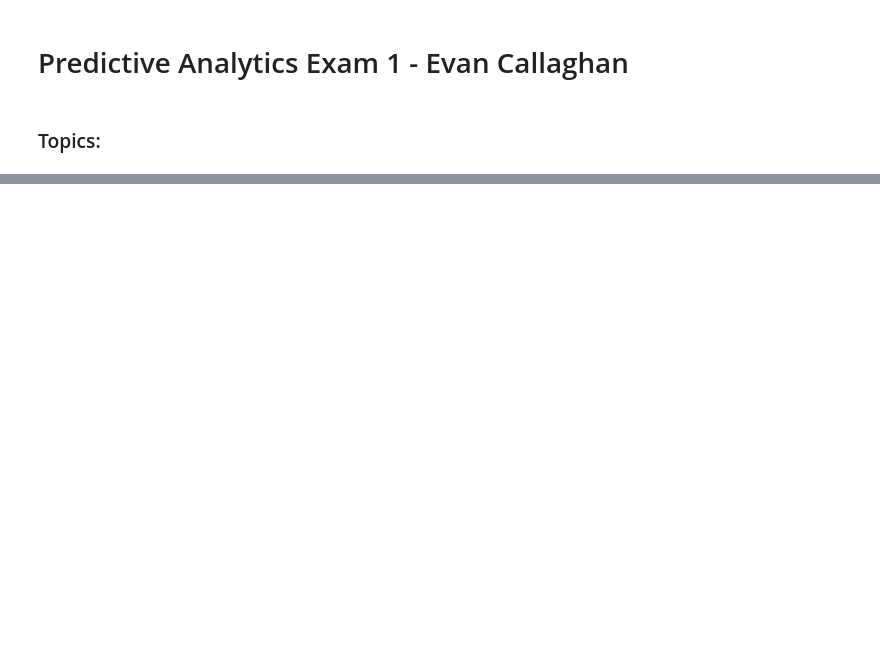
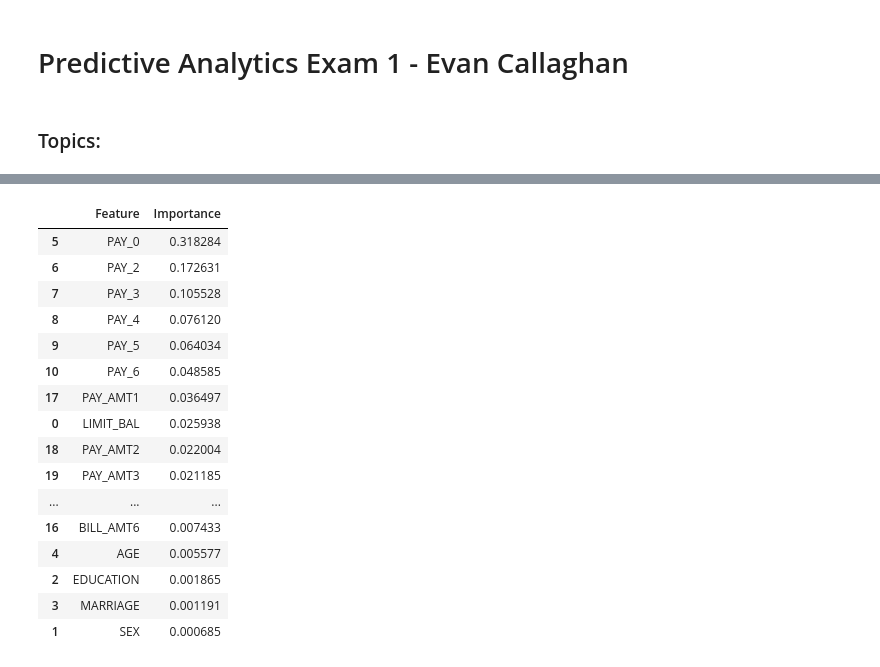
Before and after one commit to Evan-Callaghan/DATA-448-Predictive-Analytics, a Jupyter notebook: Exams/Exam 1.ipynb, the cells around one changed output, grey strips where cells are left out. Cells and saved outputs as stored; diff of their text form; code cells hidden in the pictures; blank space fills up the shorter version.

```diff
--- a/Exams/Exam 1.ipynb
+++ b/Exams/Exam 1.ipynb
@@ -78,0 +201,44 @@ Two benefits:
+# %%
+## Now, computing variables importance scores
+
+
+## Defining a list to store results
+results = []
+
+for i in range(0, 10):
+
+    ## Splitting the data
+    X_training, X_testing, Y_training, Y_testing = train_test_split(X, Y, test_size = 0.2, stratify = Y)
+
+    ## Building the model
+    rf_md = RandomForestClassifier(max_depth = 5, n_estimators = 500).fit(X_training, Y_training)
+
+    ## Extracting feature importance scores
+    results.append(rf_md.feature_importances_)
+
+## Changing results list to a dataframe
+results = pd.DataFrame(results, columns = X.columns)
+
+## Computing averages and sorting variables by importance
+results = pd.DataFrame(results.apply(np.mean, axis = 0))
+results = pd.DataFrame({'Feature': results.index, 'Importance': results[0].values}).sort_values(by = 'Importance', ascending = False)
+
+results
+# %% [output]
+|  | Feature | Importance |
+| 5 | PAY_0 | 0.318284 |
+| 6 | PAY_2 | 0.172631 |
+| 7 | PAY_3 | 0.105528 |
+| 8 | PAY_4 | 0.076120 |
+| 9 | PAY_5 | 0.064034 |
+| 10 | PAY_6 | 0.048585 |
+| 17 | PAY_AMT1 | 0.036497 |
+| 0 | LIMIT_BAL | 0.025938 |
+| 18 | PAY_AMT2 | 0.022004 |
+| 19 | PAY_AMT3 | 0.021185 |
+| ... | ... | ... |
+| 16 | BILL_AMT6 | 0.007433 |
+| 4 | AGE | 0.005577 |
+| 2 | EDUCATION | 0.001865 |
+| 3 | MARRIAGE | 0.001191 |
+| 1 | SEX | 0.000685 |
```
Also changed, not shown: parts of 12 cells of this notebook, 1 other file.
